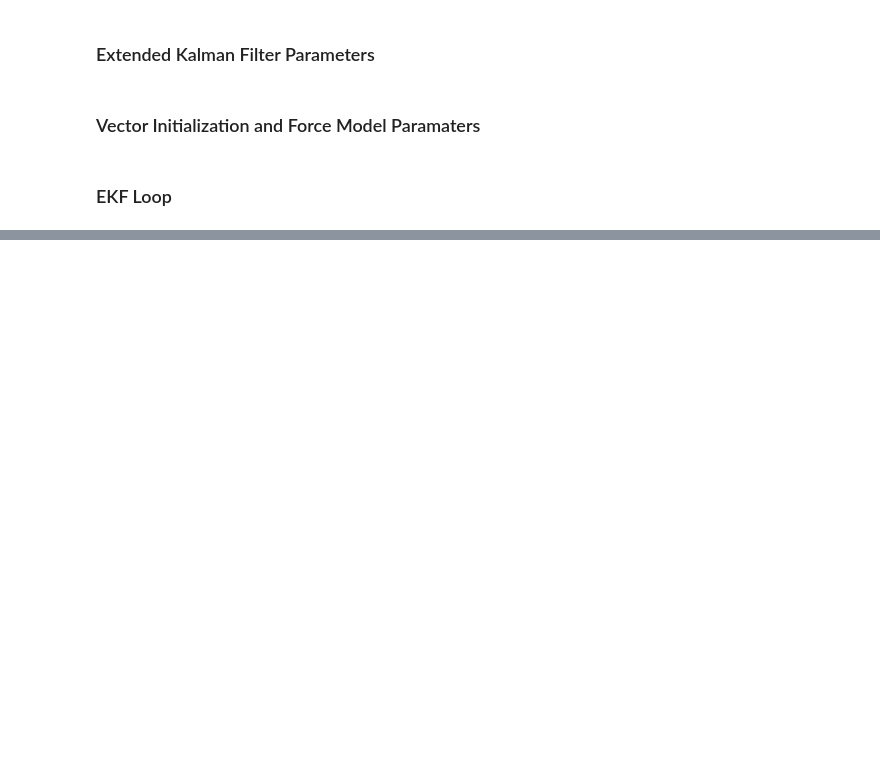
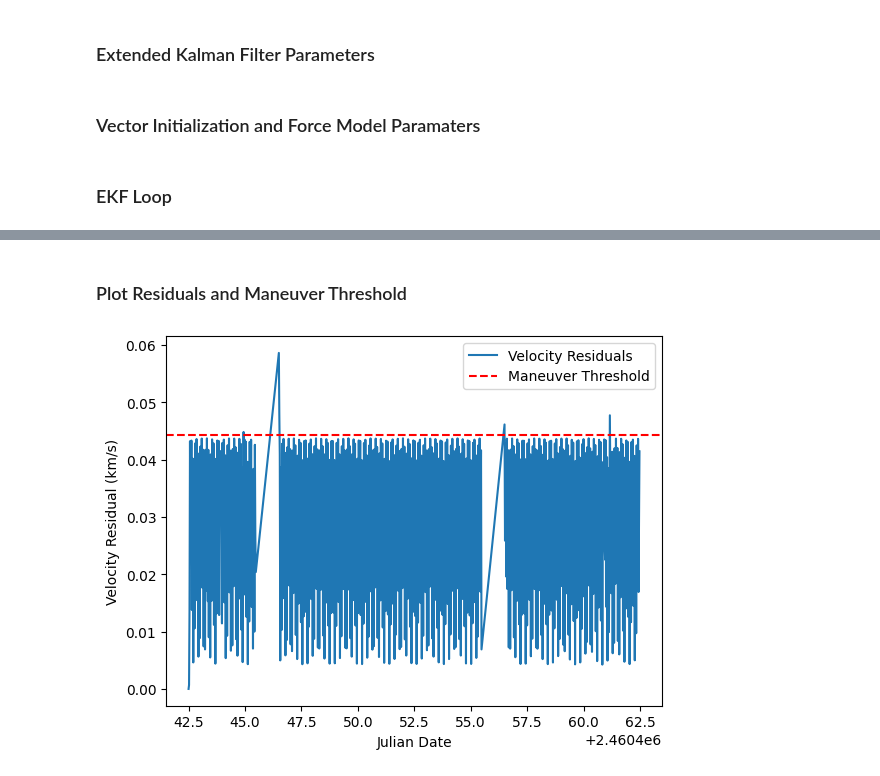
Before and after one commit to josephtule/perceptive-space-interview, a Jupyter notebook: main.ipynb, the cells around one changed output, grey strips where cells are left out. Cells and saved outputs as stored; diff of their text form; code cells hidden in the pictures; blank space fills up the shorter version.

```diff
--- a/main.ipynb
+++ b/main.ipynb
@@ -191,0 +240,12 @@ ax.plot(x_est[0,:],x_est[1,:],x_est[2,:],label="Estimated Trajectory",marker="o"
+# %% [markdown]
+### Plot Residuals and Maneuver Threshold
+# %%
+plt.figure()
+plt.plot(JD, v_res, label="Velocity Residuals")
+plt.axhline(y=v_threshold, color='r', linestyle='--', label="Maneuver Threshold")
+plt.xlabel("Julian Date")
+plt.ylabel("Velocity Residual (km/s)")
+plt.legend()
+plt.show()
+# %% [output]
+[figure, added]
```
Also changed, not shown: parts of 21 cells of this notebook, 1 other file.
